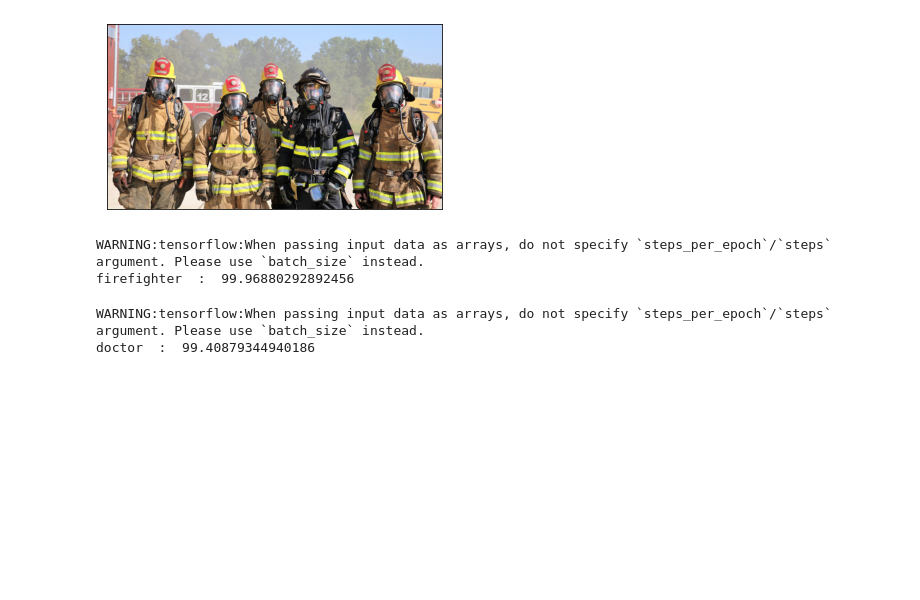
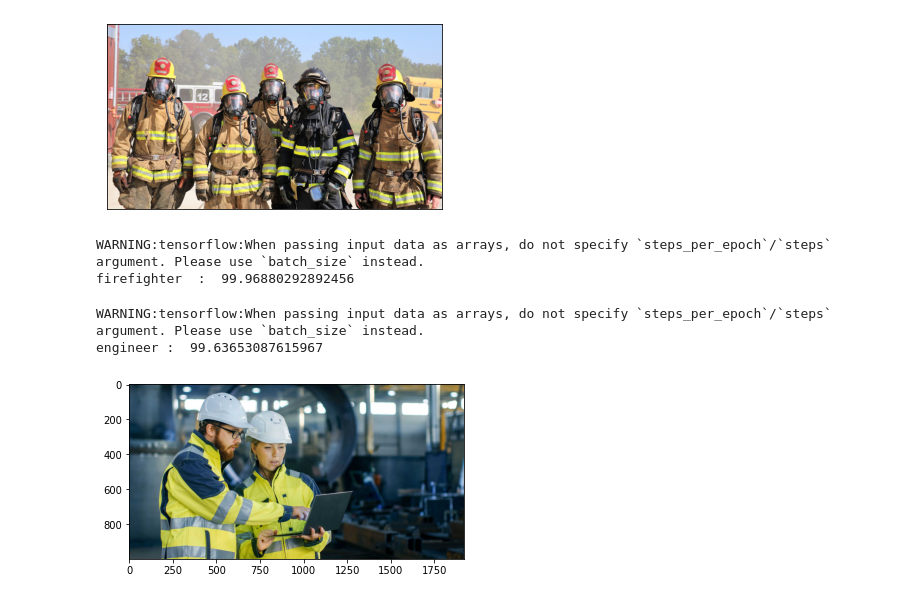
Before and after one commit to Rounak-Das-02/Profession-recognition, a Jupyter notebook: Actual_Model.ipynb, the cells around one changed output. Saved outputs shown, nothing was run; the diff lists cells and outputs as text; code cells hidden in the pictures; blank space fills up the shorter version.

```diff
--- a/Actual_Model.ipynb
+++ b/Actual_Model.ipynb
@@ -57,13 +58,16 @@ firefighter  :  99.96880292892456
 # %%
-  warnings.catch_warnings(record=False)
-  prediction = CustomImagePrediction()
-  prediction.setModelTypeAsResNet()
-  prediction.setModelPath(r"/content/Profession-recognition/resnet_model_ex-020_acc-0.651714.h5")
-  prediction.setJsonPath("/content/Profession-recognition/model_class.json")
-  prediction.loadModel(num_objects=10)
-  predictions , probabilities = prediction.predictImage(r"/content/Profession-recognition/test images/doctor.jpg")
-  for prediction , probability in zip(predictions , probabilities):
-   print(prediction ," : ", probability)
+prediction = CustomImagePrediction()
+prediction.setModelTypeAsResNet()
+prediction.setJsonPath("/content/Profession-recognition/model_class.json")
+prediction.setModelPath("/content/Profession-recognition/resnet_model_ex-020_acc-0.651714.h5")
+prediction.loadModel(num_objects = 10)
+predictions , probabilities = prediction.predictImage("test")
+for prediction , probability in zip(predictions , probabilities):
+  print(prediction , ": ", probability)
+
+img = imgplt.imread("test")
+plt.show(plt.imshow(img))
 # %% [output]
 WARNING:tensorflow:When passing input data as arrays, do not specify `steps_per_epoch`/`steps` argument. Please use `batch_size` instead.
-doctor  :  99.40879344940186
+engineer :  99.63653087615967
+[figure, added]
```
Also changed, not shown: parts of 4 cells of this notebook.
